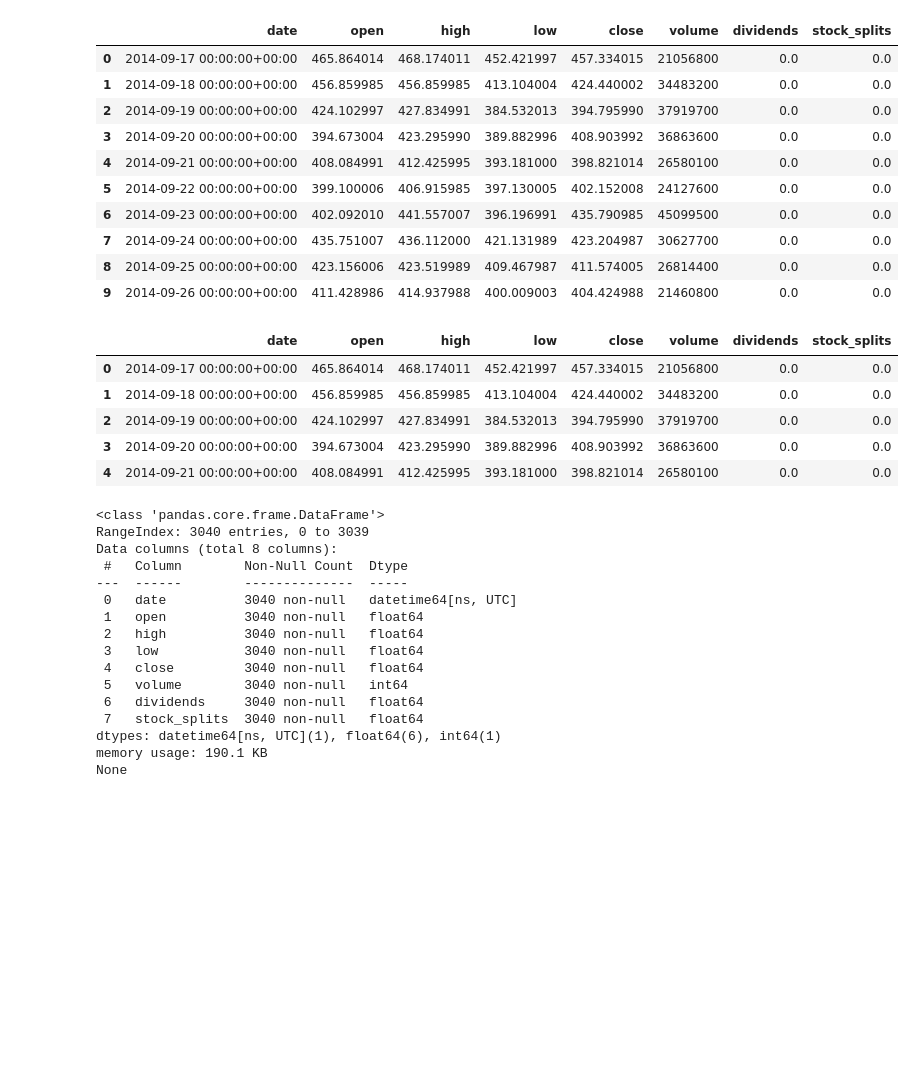
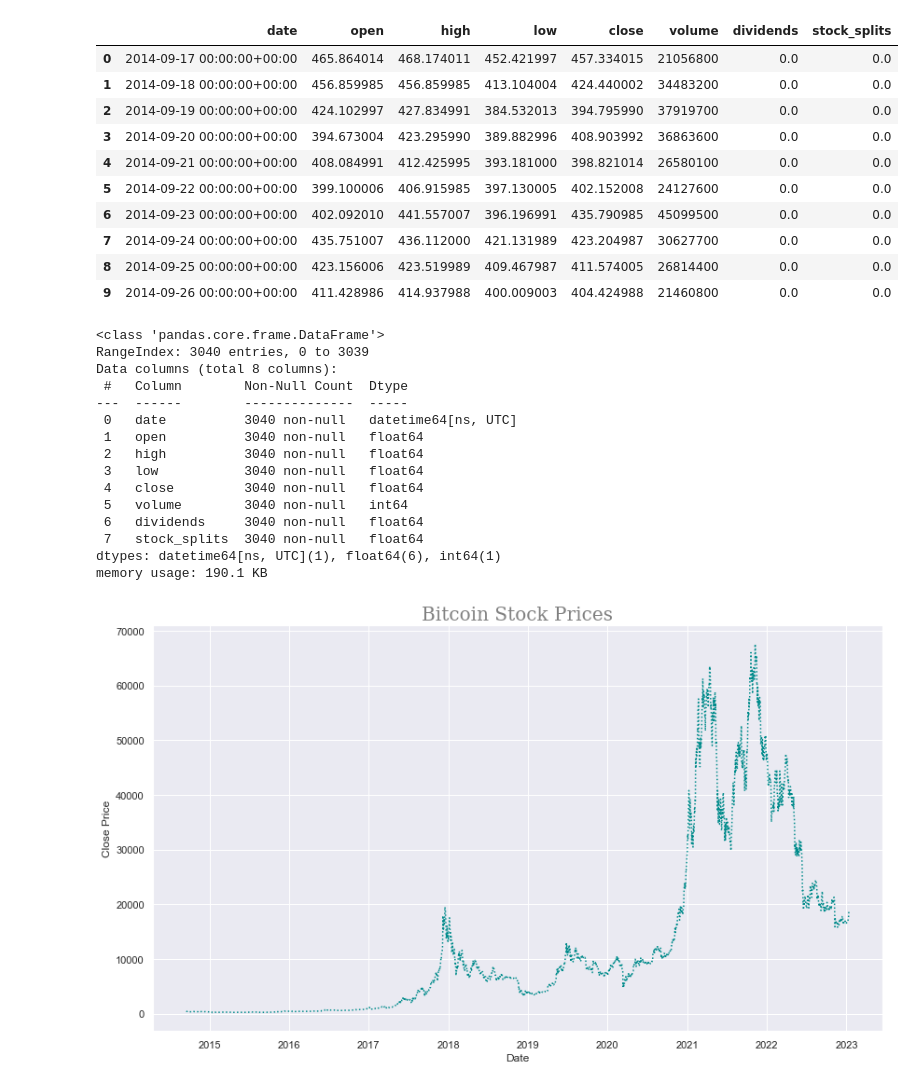
Before and after one commit to GiovannaBezerra/criptocurrency_price_prediction, a Jupyter notebook: cryptocurrency_price_prediction.ipynb, the cells around one changed output. Saved outputs shown, nothing was run; the diff lists cells and outputs as text; code cells hidden in the pictures; blank space fills up the shorter version.

Commit message:
including bitcoin history price evaluation with graph visualization

```diff
--- a/cryptocurrency_price_prediction.ipynb
+++ b/cryptocurrency_price_prediction.ipynb
@@ -74,18 +69,9 @@ df_btc.head(10)
 # %%
 # Date convert type:
 df_btc.date = pd.to_datetime(df_btc.date)
-# %%
-df_btc.head()
-# %% [output]
-|  | date | open | high | low | close | volume | dividends | stock_splits |
-| 0 | 2014-09-17 00:00:00+00:00 | 465.864014 | 468.174011 | 452.421997 | 457.334015 | 21056800 | 0.0 | 0.0 |
-| 1 | 2014-09-18 00:00:00+00:00 | 456.859985 | 456.859985 | 413.104004 | 424.440002 | 34483200 | 0.0 | 0.0 |
-| 2 | 2014-09-19 00:00:00+00:00 | 424.102997 | 427.834991 | 384.532013 | 394.795990 | 37919700 | 0.0 | 0.0 |
-| 3 | 2014-09-20 00:00:00+00:00 | 394.673004 | 423.295990 | 389.882996 | 408.903992 | 36863600 | 0.0 | 0.0 |
-| 4 | 2014-09-21 00:00:00+00:00 | 408.084991 | 412.425995 | 393.181000 | 398.821014 | 26580100 | 0.0 | 0.0 |
 # %%
 # Check missing values:
-print(df_btc.info())
+df_btc.info()
 # %% [output]
 <class 'pandas.core.frame.DataFrame'>
 RangeIndex: 3040 entries, 0 to 3039
@@ -102,4 +88,25 @@ Data columns (total 8 columns):
  7   stock_splits  3040 non-null   float64
 dtypes: datetime64[ns, UTC](1), float64(6), int64(1)
 memory usage: 190.1 KB
-None
+# %%
+#Graph:
+df_btc = df_btc[["date", "close"]]
+# %%
+x1 = np.array(df_btc.date)
+#x2 =
+y1 = np.array(df_btc.close)
+#y2 = np.array(df_btc.close)
+
+font1 = {'family':'serif','color':'gray','size':20}
+sns.set_theme()
+
+plt.figure(figsize=(14, 8))
+plt.plot(x1,y1,ls = 'dotted',color = 'DarkCyan')
+plt.title("Bitcoin Stock Prices", fontdict = font1)
+plt.xlabel("Date")
+plt.ylabel("Close Price")
+#plt.legend(('xxx','xxx'))
+#plt.ylim(50,400) (definir limite da escala do eito y)
+plt.show()
+# %% [output]
+[figure, added]
```
Also changed, not shown: parts of 3 cells of this notebook.
